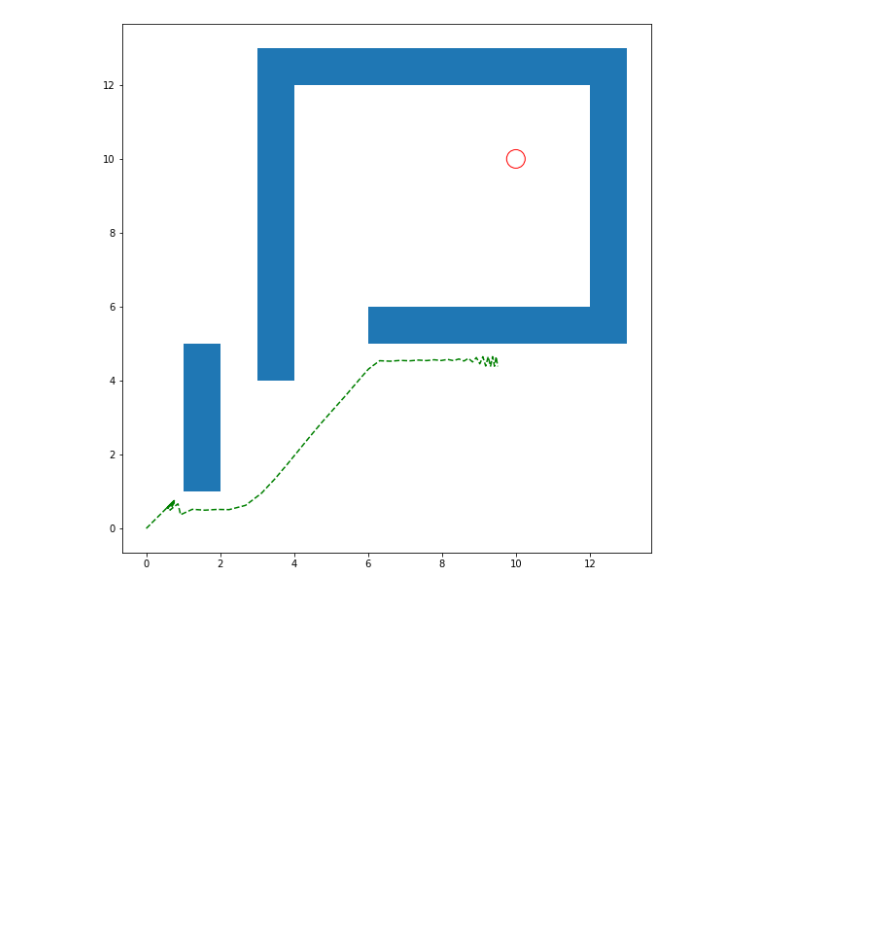
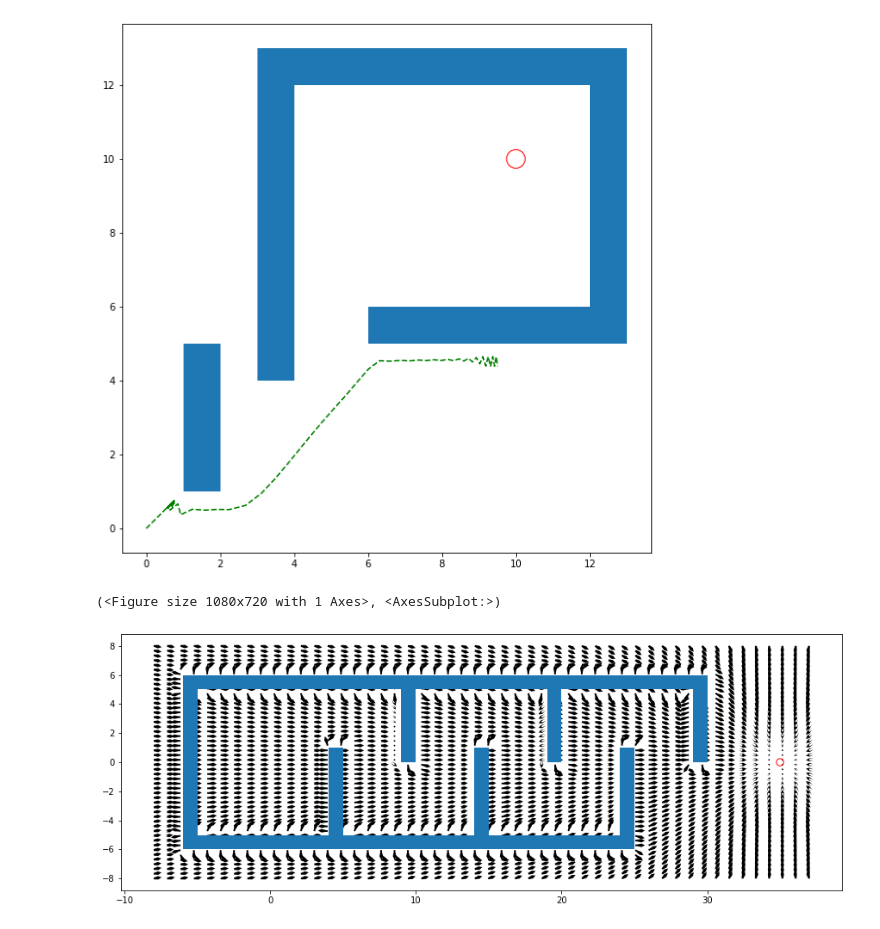
Before and after one commit to WhiffleFish/ASEN5519, a Jupyter notebook: HW3/P2Demo.ipynb, the cells around one changed output. Drawn from its saved outputs; the diff is of its cells as text; code cells hidden in the pictures; blank space fills up the shorter version.

```diff
--- a/HW3/P2Demo.ipynb
+++ b/HW3/P2Demo.ipynb
@@ -47,3 +47,23 @@ print("Path Length:",RGD.path_length)
 # %% [output]
 Path Length: 15.698390066447036
 [figure]
+# %%
+q0 = (0,0)
+qgoal = (35,0)
+obs1 = Obstacle((-6,-6),25-(-6),1, c=False)
+obs2 = Obstacle((-6,5),30-(-6),1, c=False)
+obs3 = Obstacle((-6,-5),1,10, c=False)
+obs4 = Obstacle((4,-5),1,6, c=False)
+obs5 = Obstacle((9,0),1,5, c=False)
+obs6 = Obstacle((14,-5),1,6, c=False)
+obs7 = Obstacle((19,0),1,5, c=False)
+obs8 = Obstacle((24,-5),1,6, c=False)
+obs9 = Obstacle((29,0),1,5, c=False)
+obstacles = [obs1,obs2,obs3,obs4,obs5,obs6,obs7,obs8,obs9]
+
+RGD = RectGradDescent(q0, qgoal, obstacles)
+# %%
+RGD.plot_v_field()
+# %% [output]
+(<Figure size 1080x720 with 1 Axes>, <AxesSubplot:>)
+[figure, added]
```
Also changed, not shown: parts of 1 cell of this notebook, 2 other files.
